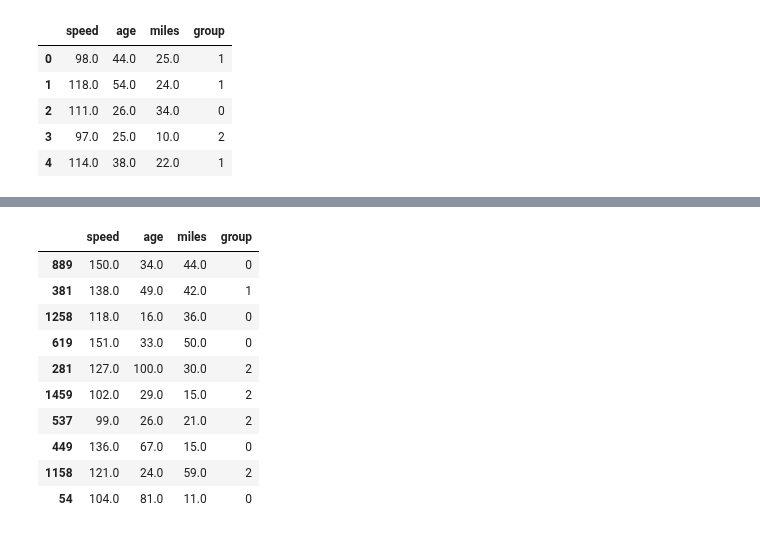
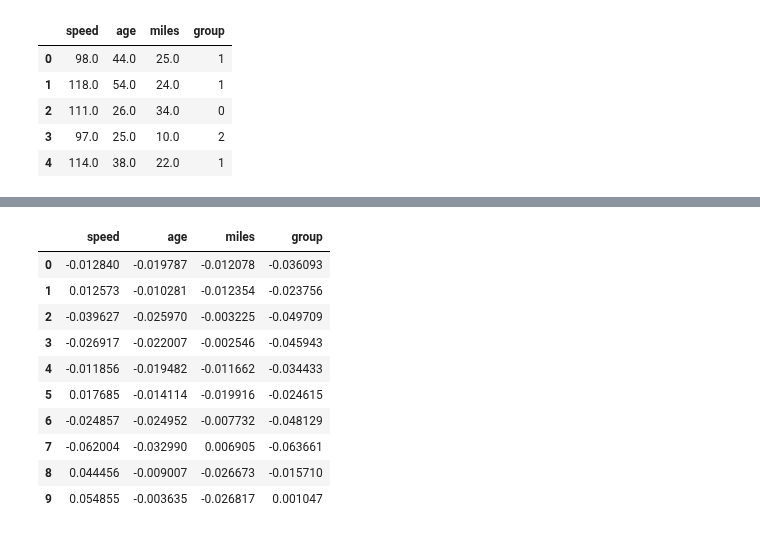
Before and after one commit to subodhchhabra/ai, a Jupyter notebook: notebooks/2019_tf/autoencoders_tabular.ipynb, the cells around one changed output, grey strips where cells are left out. Cells and saved outputs as stored; diff of their text form; code cells hidden in the pictures.

```diff
--- a/notebooks/2019_tf/autoencoders_tabular.ipynb
+++ b/notebooks/2019_tf/autoencoders_tabular.ipynb
@@ -229,6 +99,7 @@ Trainable params: 292
 Non-trainable params: 0
 _________________________________________________________________
 # %%
+X = df
 BATCH_SIZE = 2
 %time history = autoencoder.fit(X, X, epochs=10, batch_size=BATCH_SIZE, shuffle=True, verbose=1)
 # %% [output]
@@ -263,2 +136,3 @@ autoencoder.evaluate(X, X, batch_size=BATCH_SIZE)
 # %%
-samples = df.sample(10)
+samples = df.sample(10).reset_index(drop=True)
+samples
@@ -264,0 +151,3 @@ samples = df.sample(10)
+# %%
+predictions = pd.DataFrame(autoencoder.predict(samples), columns=["speed",	"age",	"miles",	"group"])
+predictions
@@ -265,14 +166,14 @@ samples = df.sample(10)
 # %%
-samples
+samples.subtract(predictions)
 # %% [output]
 |  | speed | age | miles | group |
-| 889 | 150.0 | 34.0 | 44.0 | 0 |
-| 381 | 138.0 | 49.0 | 42.0 | 1 |
-| 1258 | 118.0 | 16.0 | 36.0 | 0 |
-| 619 | 151.0 | 33.0 | 50.0 | 0 |
-| 281 | 127.0 | 100.0 | 30.0 | 2 |
-| 1459 | 102.0 | 29.0 | 15.0 | 2 |
-| 537 | 99.0 | 26.0 | 21.0 | 2 |
-| 449 | 136.0 | 67.0 | 15.0 | 0 |
-| 1158 | 121.0 | 24.0 | 59.0 | 2 |
-| 54 | 104.0 | 81.0 | 11.0 | 0 |
+| 0 | -0.012840 | -0.019787 | -0.012078 | -0.036093 |
+| 1 | 0.012573 | -0.010281 | -0.012354 | -0.023756 |
+| 2 | -0.039627 | -0.025970 | -0.003225 | -0.049709 |
+| 3 | -0.026917 | -0.022007 | -0.002546 | -0.045943 |
+| 4 | -0.011856 | -0.019482 | -0.011662 | -0.034433 |
+| 5 | 0.017685 | -0.014114 | -0.019916 | -0.024615 |
+| 6 | -0.024857 | -0.024952 | -0.007732 | -0.048129 |
+| 7 | -0.062004 | -0.032990 | 0.006905 | -0.063661 |
+| 8 | 0.044456 | -0.009007 | -0.026673 | -0.015710 |
+| 9 | 0.054855 | -0.003635 | -0.026817 | 0.001047 |
```
Also changed, not shown: parts of 89 cells of this notebook.
